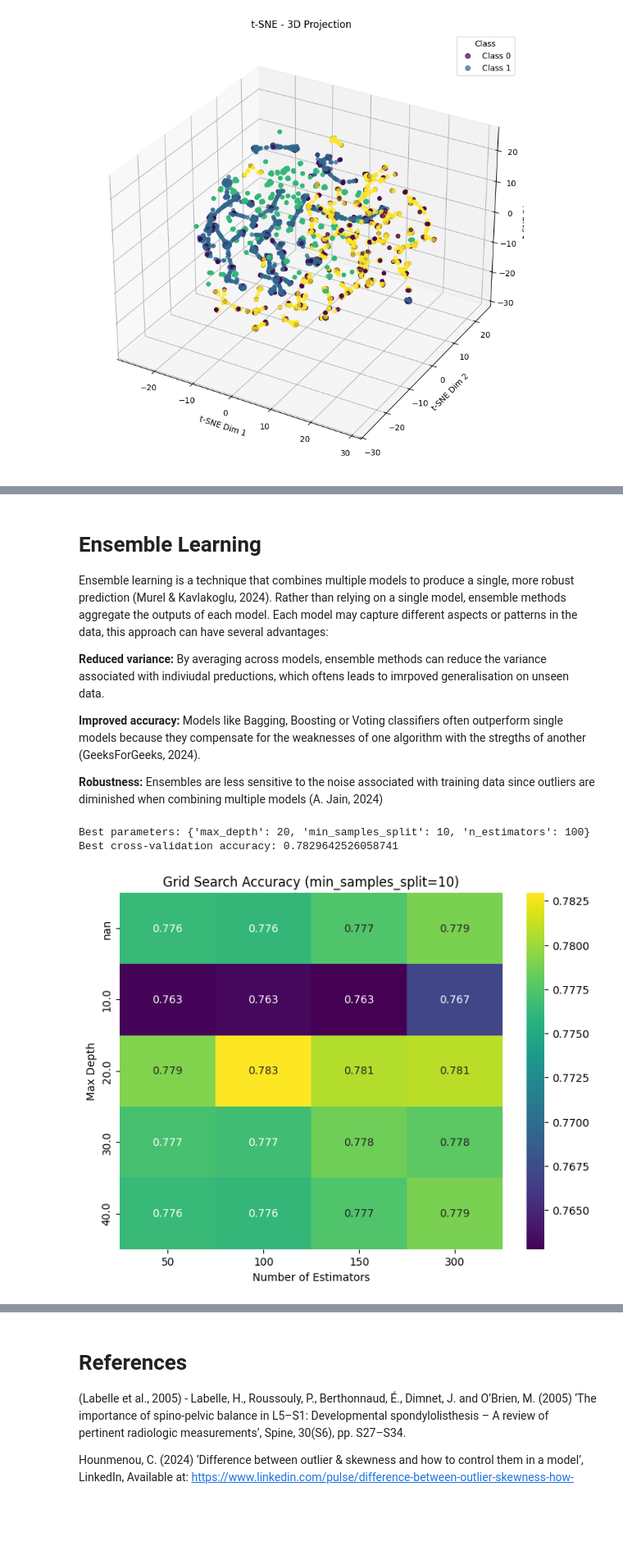
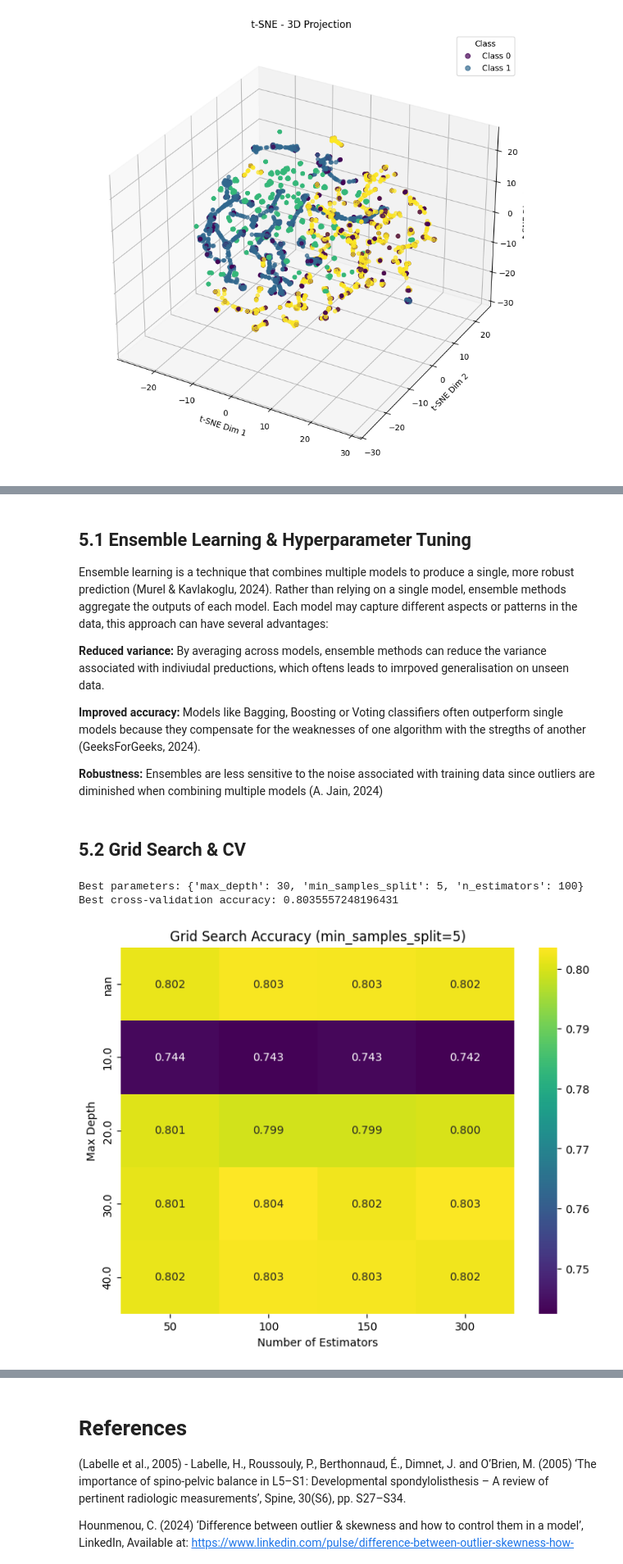
Before and after one commit to DSkilton/ML_Approaches_for_Predicting_Spinal_Disorders, a Jupyter notebook: main.ipynb, the cells around one changed output, grey strips where cells are left out. Shown at 82% size. Cells and saved outputs as stored; diff of their text form; code cells hidden in the pictures; blank space fills up the shorter version.

```diff
--- a/main.ipynb
+++ b/main.ipynb
@@ -1263,0 +1528,36 @@ This technique is particularly useful for classification tasks as it reduces noi
+# %%
+label_encoder = LabelEncoder()
+y_train_encoded = label_encoder.fit_transform(y_train_balanced)
+y_test_encoded = label_encoder.transform(y_test)
+
+# Define classification models
+models = {
+    "Logistic Regression": LogisticRegression(max_iter=1000),
+    "Decision Tree Classifier": DecisionTreeClassifier(random_state=FORTY_TWO),
+    "Random Forest Classifier": RandomForestClassifier(random_state=FORTY_TWO),
+    "XGBoost Classifier": XGBClassifier(random_state=FORTY_TWO, use_label_encoder=False, eval_metric='mlogloss'),
+    "LightGBM Classifier": LGBMClassifier(random_state=FORTY_TWO),
+    "Support Vector Machine": SVC(random_state=FORTY_TWO),
+    "K-Nearest Neighbours": KNeighborsClassifier()
+}
+
+cv = StratifiedKFold(n_splits=5, shuffle=True, random_state=FORTY_TWO)
+
+# Train and evaluate
+benchmarks = []
+for name, model in models.items():
+    model.fit(X_train_balanced, y_train_encoded)
+    preds = model.predict(X_test_scaled_df)
+    acc = accuracy_score(y_test_encoded, preds)
+    f1 = f1_score(y_test_encoded, preds, average='macro')
+
+    cv_f1 = cross_val_score(model, X_train_balanced, y_train_encoded, cv=cv, scoring='f1_macro', n_jobs=-1).mean()
+
+    benchmarks.append((name, acc, f1, cv_f1))
+
+# Display results
+results_df = pd.DataFrame(
+    benchmarks,
+    columns=["Model", "Test Accuracy", "Test F1 (macro)", "Train CV F1 (macro)"]
+).sort_values("Train CV F1 (macro)", ascending=False)
+display(results_df)
@@ -1264,5 +1581,5 @@ This technique is particularly useful for classification tasks as it reduces noi
 # %% [markdown]
-<h1>Ensemble Learning</h1>
+<h2>5.1 Ensemble Learning & Hyperparameter Tuning</h2>
 
 Ensemble learning is a technique that combines multiple models to produce a single, more robust prediction (Murel & Kavlakoglu, 2024). Rather than relying on a single model, ensemble methods aggregate the outputs of each model. Each model may capture different aspects or patterns in the data, this approach can have several advantages:
 
@@ -1271,35 +1588,37 @@ Ensemble learning is a technique that combines multiple models to produce a sing
 <strong>Improved accuracy:</strong> Models like Bagging, Boosting or Voting classifiers often outperform single models because they compensate for the weaknesses of one algorithm with the stregths of another (GeeksForGeeks, 2024).
 
 <strong>Robustness:</strong> Ensembles are less sensitive to the noise associated with training data since outliers are diminished when combining multiple models (A. Jain, 2024)
+# %% [markdown]
+<h2>5.2 Grid Search & CV </h2>
 # %%
+# GridSearchCV with StratifiedKFold and f1_macro
 rf = RandomForestClassifier(random_state=FORTY_TWO, class_weight='balanced')
+cv = StratifiedKFold(n_splits=5, shuffle=True, random_state=FORTY_TWO)
 
 param_grid = {
     'n_estimators': [50, 100, 150, 300],
     'max_depth': [None, 10, 20, 30, 40],
     'min_samples_split': [2, 5, 10, 20]
 }
 
-grid_search = GridSearchCV(rf, param_grid, cv=5, scoring='accuracy', n_jobs=-1)
-grid_search.fit(X_train_balanced, y_train_nn)
+grid_search = GridSearchCV(rf, param_grid, cv=cv, scoring='f1_macro', n_jobs=-1, return_train_score=True)
+grid_search.fit(X_train_balanced, y_train_balanced)
 
 print("Best parameters:", grid_search.best_params_)
 print("Best cross-validation accuracy:", grid_search.best_score_)
 
 results = pd.DataFrame(grid_search.cv_results_)
-
 best_min_samples_split = grid_search.best_params_['min_samples_split']
 filtered_results = results[results['param_min_samples_split'] == best_min_samples_split]
-
 heatmap_data = filtered_results.pivot(index='param_max_depth', columns='param_n_estimators', values='mean_test_score')
 
 plt.figure(figsize=(8, 6))
 sns.heatmap(heatmap_data, annot=True, fmt=".3f", cmap="viridis")
 plt.title(f'Grid Search Accuracy (min_samples_split={best_min_samples_split})')
 plt.ylabel('Max Depth')
 plt.xlabel('Number of Estimators')
 plt.show()
 # %% [output]
-Best parameters: {'max_depth': 20, 'min_samples_split': 10, 'n_estimators': 100}
-Best cross-validation accuracy: 0.7829642526058741
+Best parameters: {'max_depth': 30, 'min_samples_split': 5, 'n_estimators': 100}
+Best cross-validation accuracy: 0.8035557248196431
-[figure, old version]
+[figure, new version]
```
Also changed, not shown: parts of 56 cells of this notebook.
